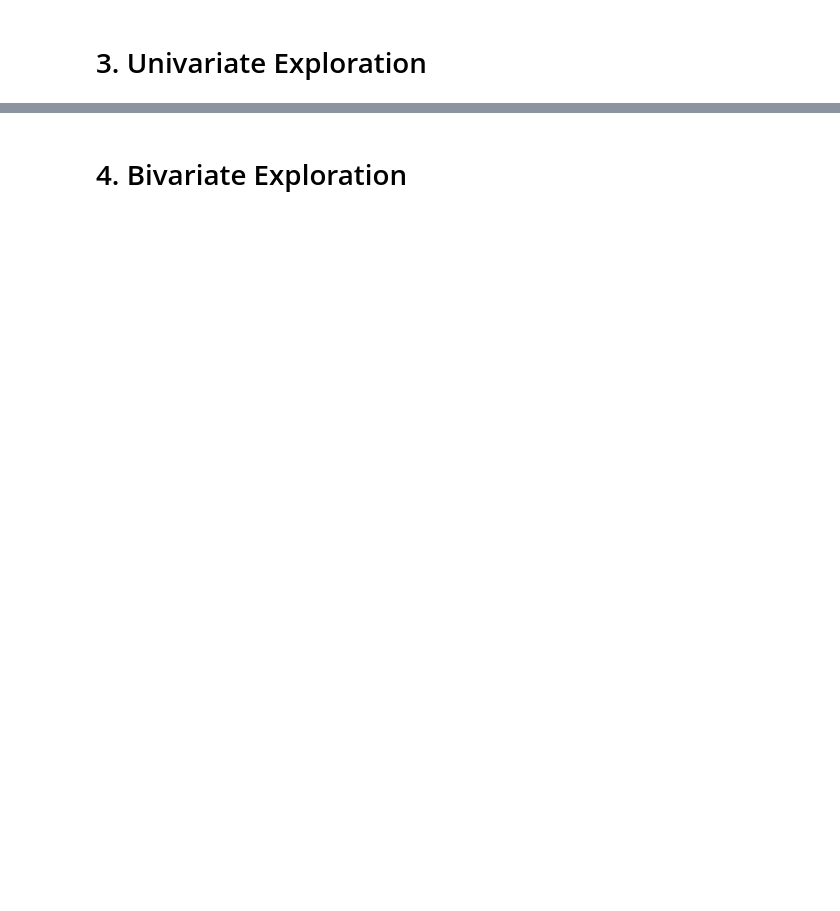
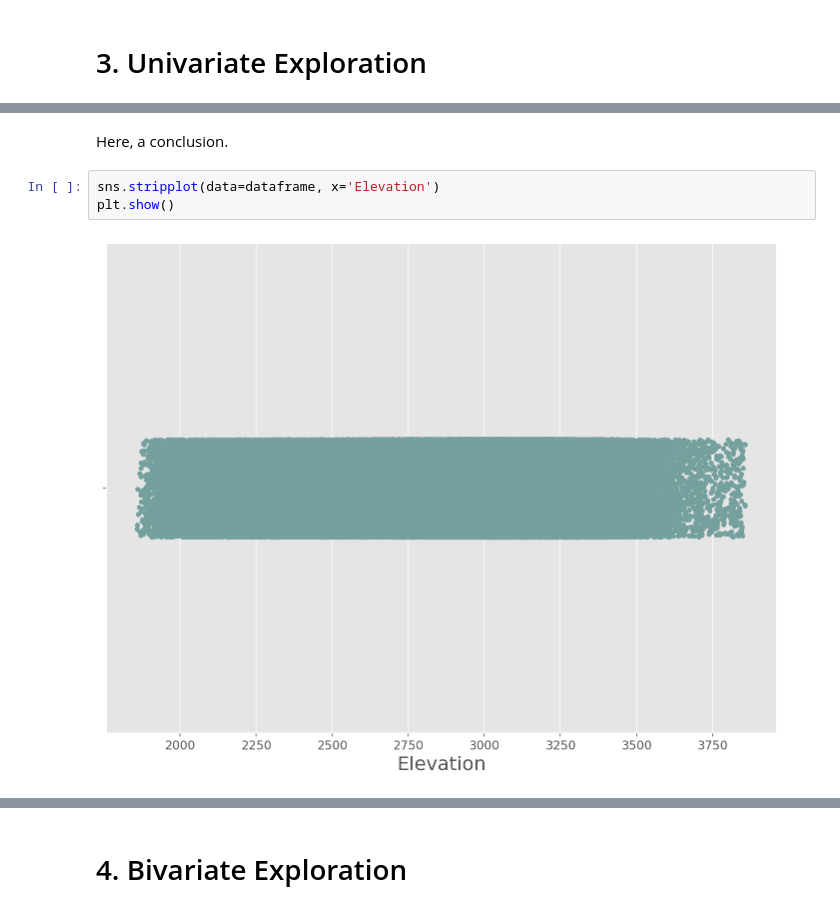
Before and after one commit to LeBonThib/PERNET_SIMPLON_PYTHON, a Jupyter notebook: data_exploration/custom_eda_tool.ipynb, the cells around one changed output, grey strips where cells are left out. Drawn from its saved outputs; the diff is of its cells as text; blank space fills up the shorter version.

```diff
--- a/data_exploration/custom_eda_tool.ipynb
+++ b/data_exploration/custom_eda_tool.ipynb
@@ -262,0 +313,7 @@ sns.scatterplot(y='store_industry', x='inspection_result', data=newdf)
+# %% [markdown]
+Here, a conclusion.
+# %%
+sns.stripplot(data=dataframe, x='Elevation')
+plt.show()
+# %% [output]
+[figure, added]
```
Also changed, not shown: parts of 57 cells of this notebook, 4 other files.
